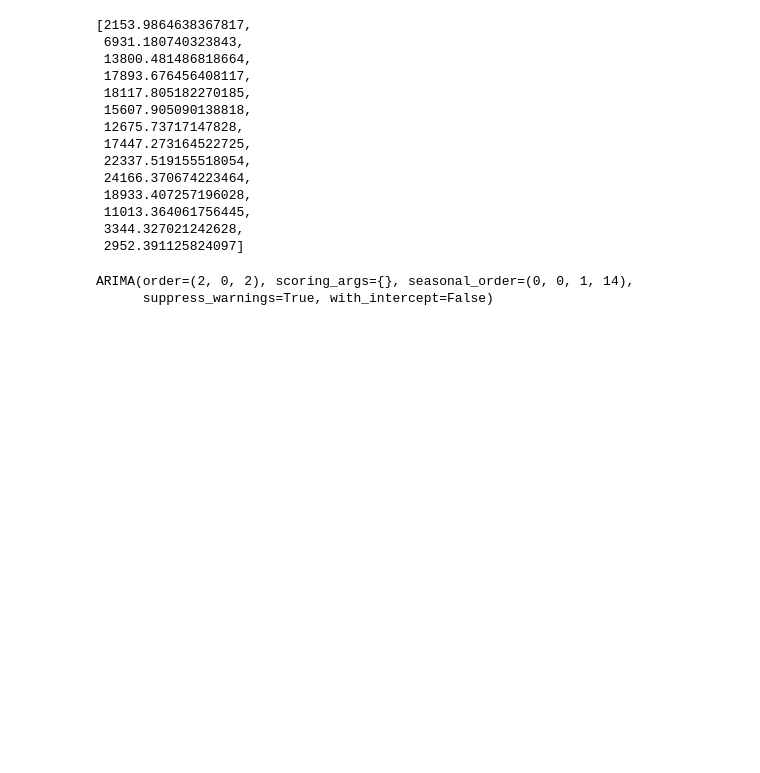
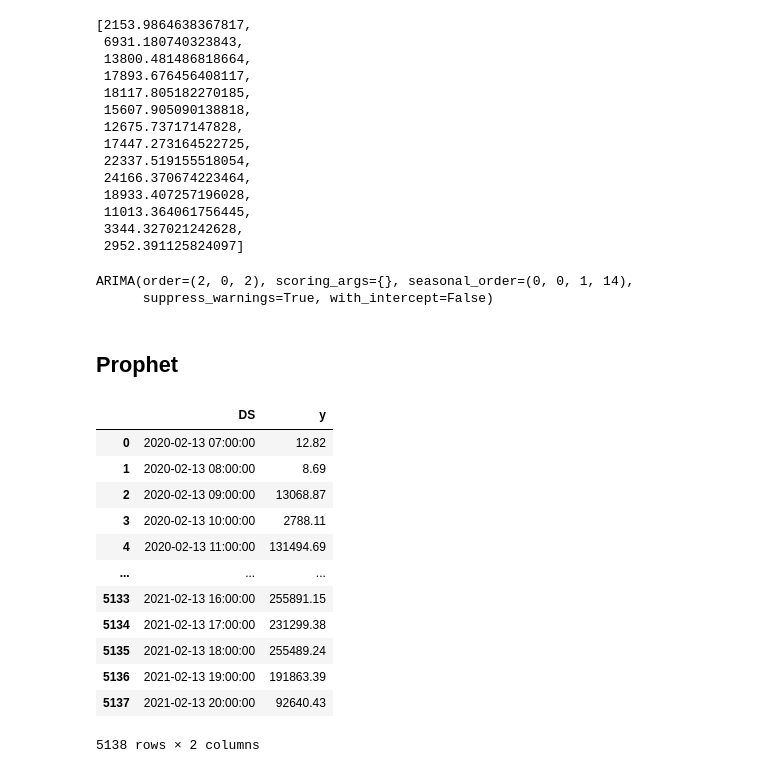
Before and after one commit to ManeeshaPerera/HTCNN-Forecasting, a Jupyter notebook: notebooks/benchmarks.ipynb, the cells around one changed output. Cells and saved outputs as stored; diff of their text form; code cells hidden in the pictures; blank space fills up the shorter version.

```diff
--- a/notebooks/benchmarks.ipynb
+++ b/notebooks/benchmarks.ipynb
@@ -157,3 +157,25 @@ model
 # %% [output]
 ARIMA(order=(2, 0, 2), scoring_args={}, seasonal_order=(0, 0, 1, 14),
       suppress_warnings=True, with_intercept=False)
+# %% [markdown]
+## Prophet
+# %%
+data = pd.read_csv(f'../ts_data/grid.csv', index_col=[0])
+# %%
+new_data = data.reset_index().rename(columns = {'date_str': 'DS', 'power': 'y'})
+# %%
+new_data
+# %% [output]
+|  | DS | y |
+| 0 | 2020-02-13 07:00:00 | 12.82 |
+| 1 | 2020-02-13 08:00:00 | 8.69 |
+| 2 | 2020-02-13 09:00:00 | 13068.87 |
+| 3 | 2020-02-13 10:00:00 | 2788.11 |
+| 4 | 2020-02-13 11:00:00 | 131494.69 |
+| ... | ... | ... |
+| 5133 | 2021-02-13 16:00:00 | 255891.15 |
+| 5134 | 2021-02-13 17:00:00 | 231299.38 |
+| 5135 | 2021-02-13 18:00:00 | 255489.24 |
+| 5136 | 2021-02-13 19:00:00 | 191863.39 |
+| 5137 | 2021-02-13 20:00:00 | 92640.43 |
+5138 rows × 2 columns
```
Also changed, not shown: 8 other files.
